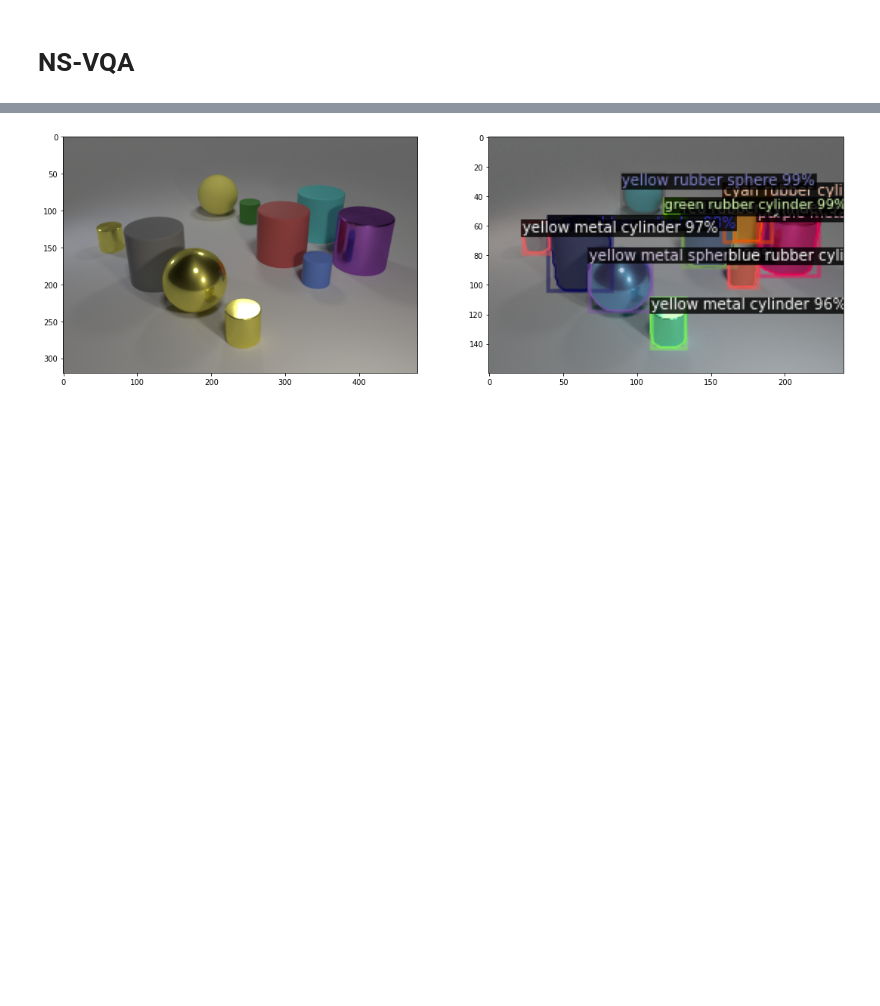
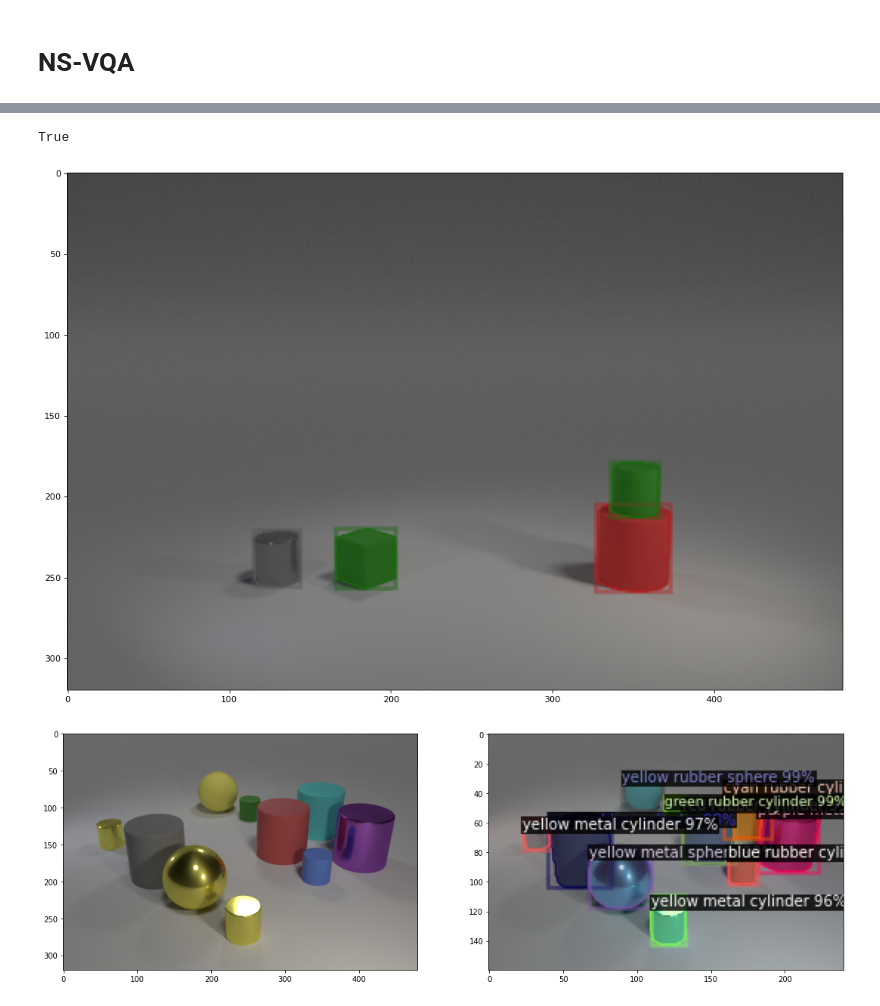
Before and after one commit to 20001LastOrder/Clevr-Relational, a Jupyter notebook: Exploration.ipynb, the cells around one changed output, grey strips where cells are left out. Cells and saved outputs as stored; diff of their text form; code cells hidden in the pictures; blank space fills up the shorter version.

```diff
--- a/Exploration.ipynb
+++ b/Exploration.ipynb
@@ -39,0 +56,14 @@ import json
+# %%
+config.categories = ['' for _ in attr_map['attributes']['color']]
+color_map = [color_map[c] for c in attr_map['attributes']['color']]
+# %%
+MetadataCatalog.remove('clevr')
+category_map = get_category_map(attr_map['attributes']['color'])
+# TODO: Extend this to customizable categories
+if 'carla' in config.dataset_name:
+    obj_to_cat = detector_obj_to_cat_carla()
+else:
+    obj_to_cat = lambda a: a['color']
+dataset = ObjectDetectorDataset(category_map, obj_to_cat, config.image_folder,
+                                config.annotation_fp)
+MetadataCatalog.get(config.dataset_name).set(thing_classes=config.categories, thing_colors=color_map)
@@ -40,3 +92,2 @@ import json
 # %%
-dataset = ClevrSingleClassDataset()
-categories = dataset.get_categories()
+dataset = dataset.load_dataset()
@@ -108,3 +114,35 @@ roi_heads.mask_head.predictor.{bias, weight}
+# %%
+from detectron2.structures import BoxMode
+
+dic = dataset[16]
+img = cv2.imread(dic["file_name"])
+visualizer = Visualizer(img[:, :, ::-1], metadata=MetadataCatalog.get("clevr"), scale=1, instance_mode=ColorMode.SEGMENTATION)
+
+annos = dic.get("annotations", None)
+masks = [x["segmentation"] for x in annos]
+boxes = [
+    BoxMode.convert(x["bbox"], x["bbox_mode"], BoxMode.XYXY_ABS)
+    if len(x["bbox"]) == 4
+    else x["bbox"]
+    for x in annos
+]
+
+category_ids = [x["category_id"] for x in annos]
+colors = [
+    [x / 255 for x in visualizer.metadata.thing_colors[c]]
+    for c in category_ids
+]
+
+visualizer.overlay_instances(
+    labels=None, boxes=boxes, masks=masks, keypoints=None, assigned_colors=colors
+)
+
+out = visualizer.output
+cv2_imshow(out.get_image()[:, :, ::-1])
+cv2.imwrite( 'blockworld.png', visualizer.output.get_image()[:, :, ::-1])
+# %% [output]
+True
+[figure, added]
 # %%
 predictor = get_object_predictor(cfg, os.path.join('ns-vqa/object-detector', "model_final.pth"), 0.5)
 # %%
```
Also changed, not shown: parts of 16 cells of this notebook, 32 other files.
